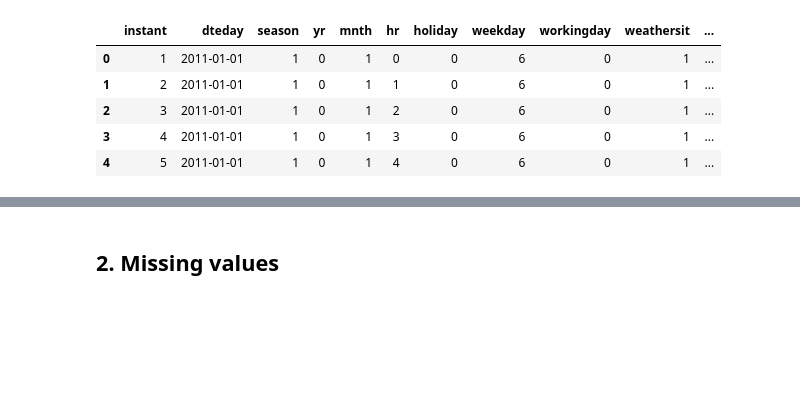
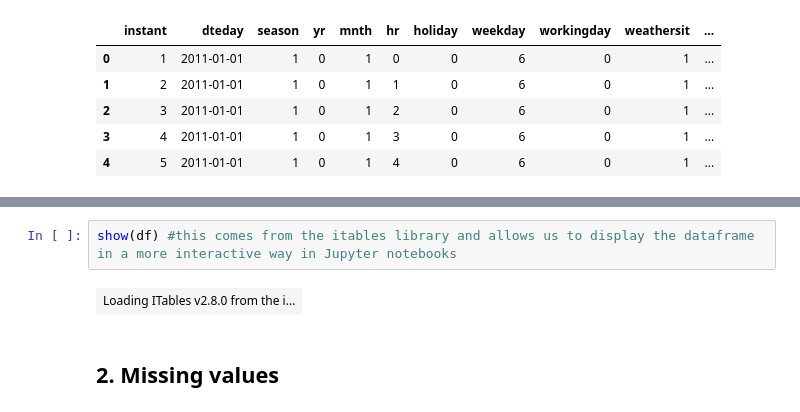
Before and after one commit to KonstantinosKourlimpinis/data_skills_practice, a Jupyter notebook: notebooks/01_data_cleaning.ipynb, the cells around one changed output, grey strips where cells are left out. Saved outputs shown, nothing was run; the diff lists cells and outputs as text; blank space fills up the shorter version.

```diff
--- a/notebooks/01_data_cleaning.ipynb
+++ b/notebooks/01_data_cleaning.ipynb
@@ -60,3 +87,7 @@ df.describe()
+# %%
+show(df) #this comes from the itables library and allows us to display the dataframe in a more interactive way in Jupyter notebooks
+# %% [output]
+| Loading ITables v2.8.0 from the i... |
 # %% [markdown]
 ## 2. Missing values
 # %%
```
Also changed, not shown: parts of 6 cells of this notebook.
